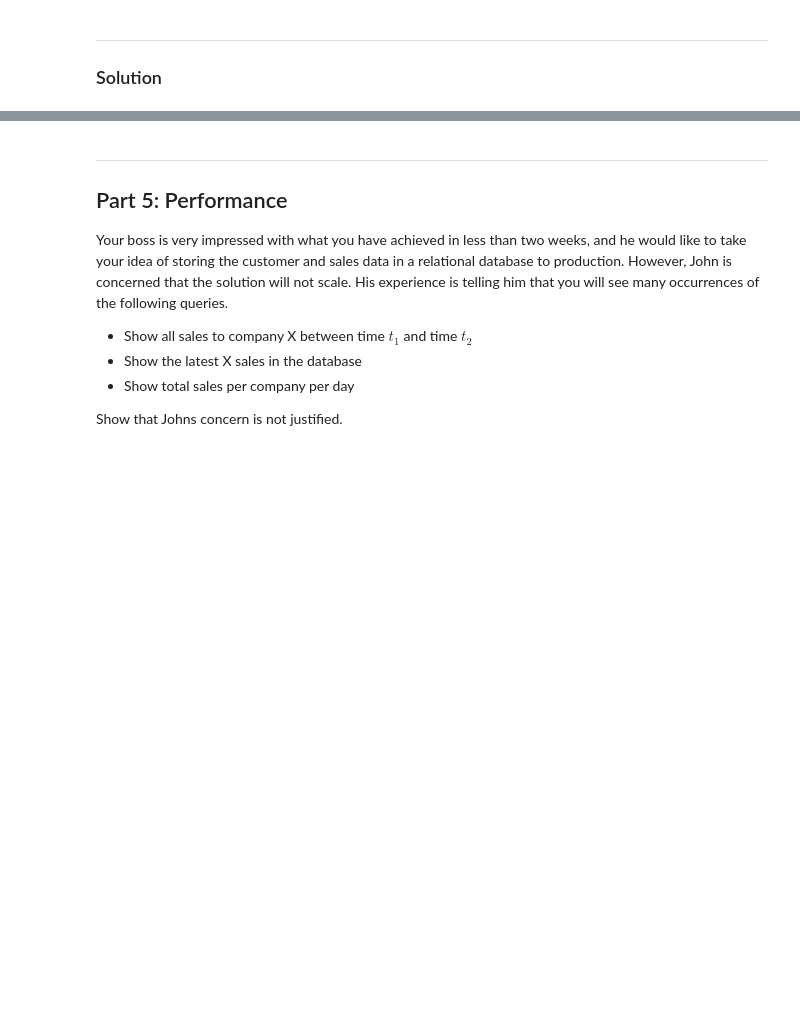
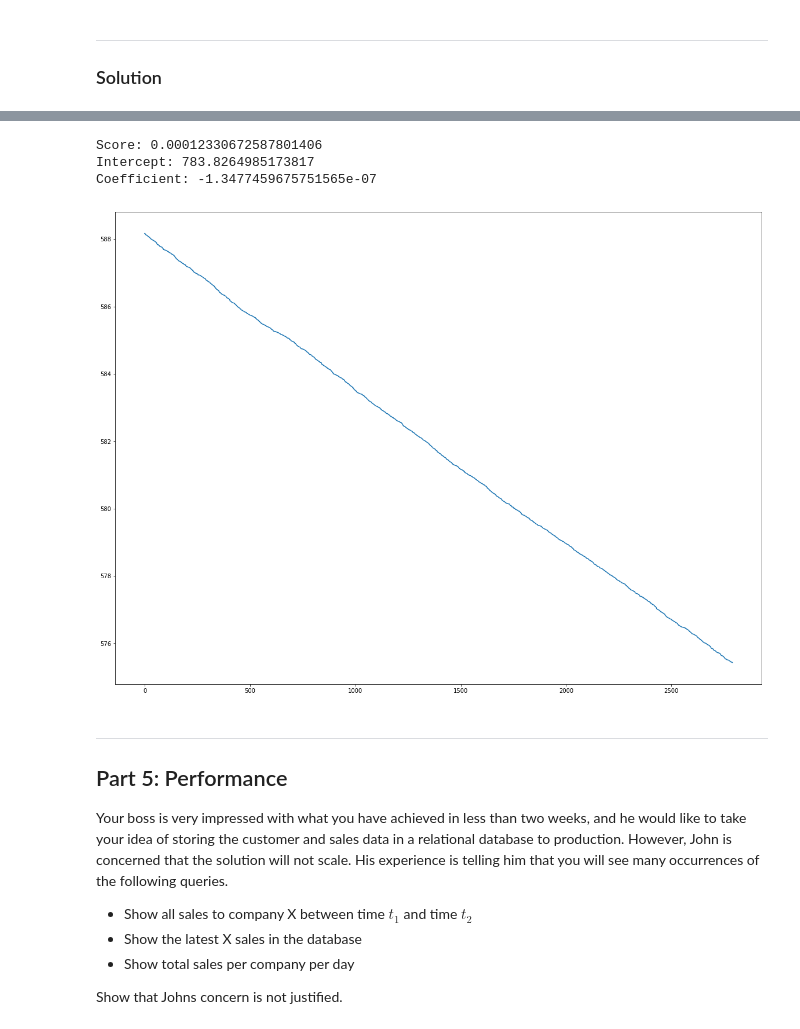
Before and after one commit to vincentvendius/Computational-tools-project-1, a Jupyter notebook: Project1_CustomerDatabase.ipynb, the cells around one changed output, grey strips where cells are left out. Drawn from its saved outputs; the diff is of its cells as text; code cells hidden in the pictures; blank space fills up the shorter version.

```diff
--- a/Project1_CustomerDatabase.ipynb
+++ b/Project1_CustomerDatabase.ipynb
@@ -668,3 +672,43 @@ sort_by_price
+# %%
+c.execute('SELECT company,price,date FROM transactions WHERE company = "Thoughtmix" GROUP BY date')
+
+data = c.fetchall()
+#data
+# %%
+import numpy as np
+from sklearn.linear_model import LinearRegression
+import matplotlib.pyplot as plt
+from datetime import datetime
+import time
+
+values = []
+dates = []
+
+for row in data:
+    values.append(row[1])
+    datestimes = datetime.strptime(row[2],'%Y-%m-%d %H:%M:%S')
+    datestimes = datetime.timetuple(datestimes)
+    dates.append(time.mktime(datestimes))
+
+#print(dates)
+x = np.asarray(dates).reshape((-1,1))
+y = np.asarray(values)
+
+model = LinearRegression().fit(x,y)
+score = model.score(x,y)
+intercept = model.intercept_
+coef = model.coef_
+print("Score: {}\nIntercept: {}\nCoefficient: {}\n".format(score,intercept,coef[0]))
+
+plt.figure(figsize=(20,15))
+plt.plot(coef*x + intercept)
+#plt.plot(x,y,'o')
+plt.show()
+# %% [output]
+Score: 0.00012330672587801406
+Intercept: 783.8264985173817
+Coefficient: -1.3477459675751565e-07
+[figure, added]
 # %% [markdown]
 ---
 ## Part 5: Performance
```
Also changed, not shown: parts of 25 cells of this notebook.
